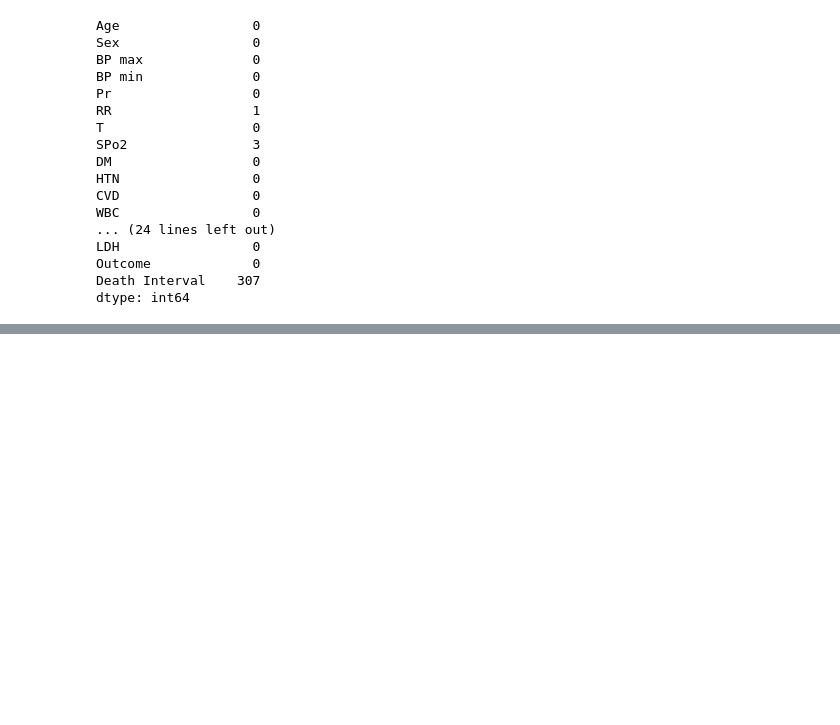
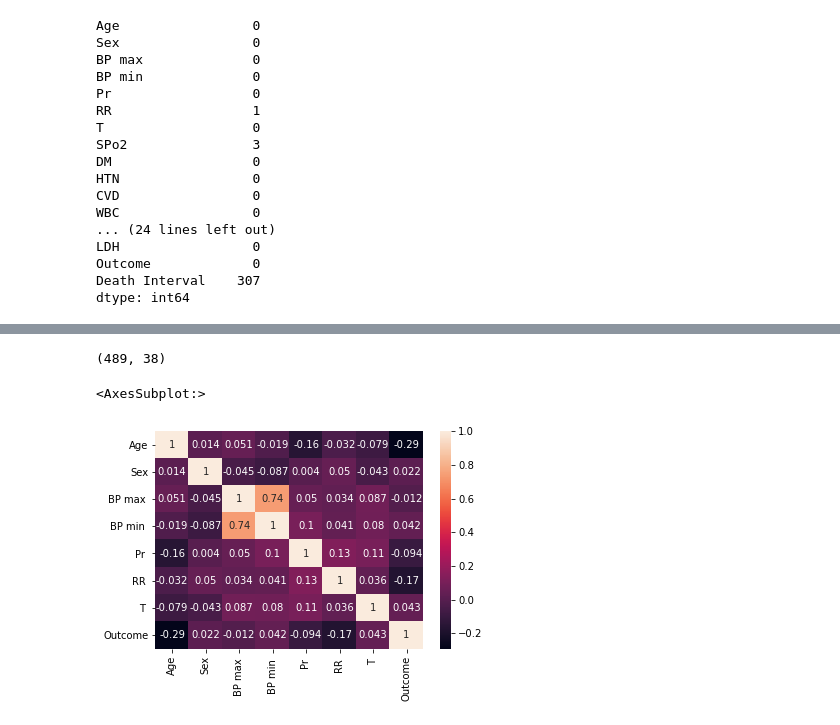
Before and after one commit to ashu741/MiniProject_5th_Sem_2015202, a Jupyter notebook: AshutoshKumarGupta_5thSem_Miniproject_2015202.ipynb, the cells around one changed output, grey strips where cells are left out. Cells and saved outputs as stored; diff of their text form; code cells hidden in the pictures; blank space fills up the shorter version.

```diff
--- a/AshutoshKumarGupta_5thSem_Miniproject_2015202.ipynb
+++ b/AshutoshKumarGupta_5thSem_Miniproject_2015202.ipynb
@@ -91,6 +91,7 @@ dataset=dataset.fillna({'PTT':dataset['PTT'].mean()})
 dataset=dataset.fillna({'ESR':dataset['ESR'].mean()})
 dataset=dataset.fillna({'RDW':dataset['RDW'].mean()})
 dataset=dataset.fillna({'HGB':dataset['HGB'].mean()})
+dataset=dataset.fillna({'SPo2':mode})
 # %%
 dataset.isnull().sum()
 # %% [output]
@@ -111,3 +112,7 @@ LDH                 0
 Outcome             0
 Death Interval    307
 dtype: int64
+# %%
+dataset.drop(["Death Interval"],axis=1,inplace= True)       #Dropping "Death Interal" coloumn.
+# %%
+dataset=dataset.dropna()
@@ -113,0 +139,9 @@ dtype: int64
+# %%
+dataset.shape
+# %% [output]
+(489, 38)
+# %%
+sns.heatmap(dataset.iloc[:,[0,1,2,3,4,5,6,37]].corr(),annot=True)
+# %% [output]
+<AxesSubplot:>
+[figure, added]
```
Also changed, not shown: parts of 6 cells of this notebook.
